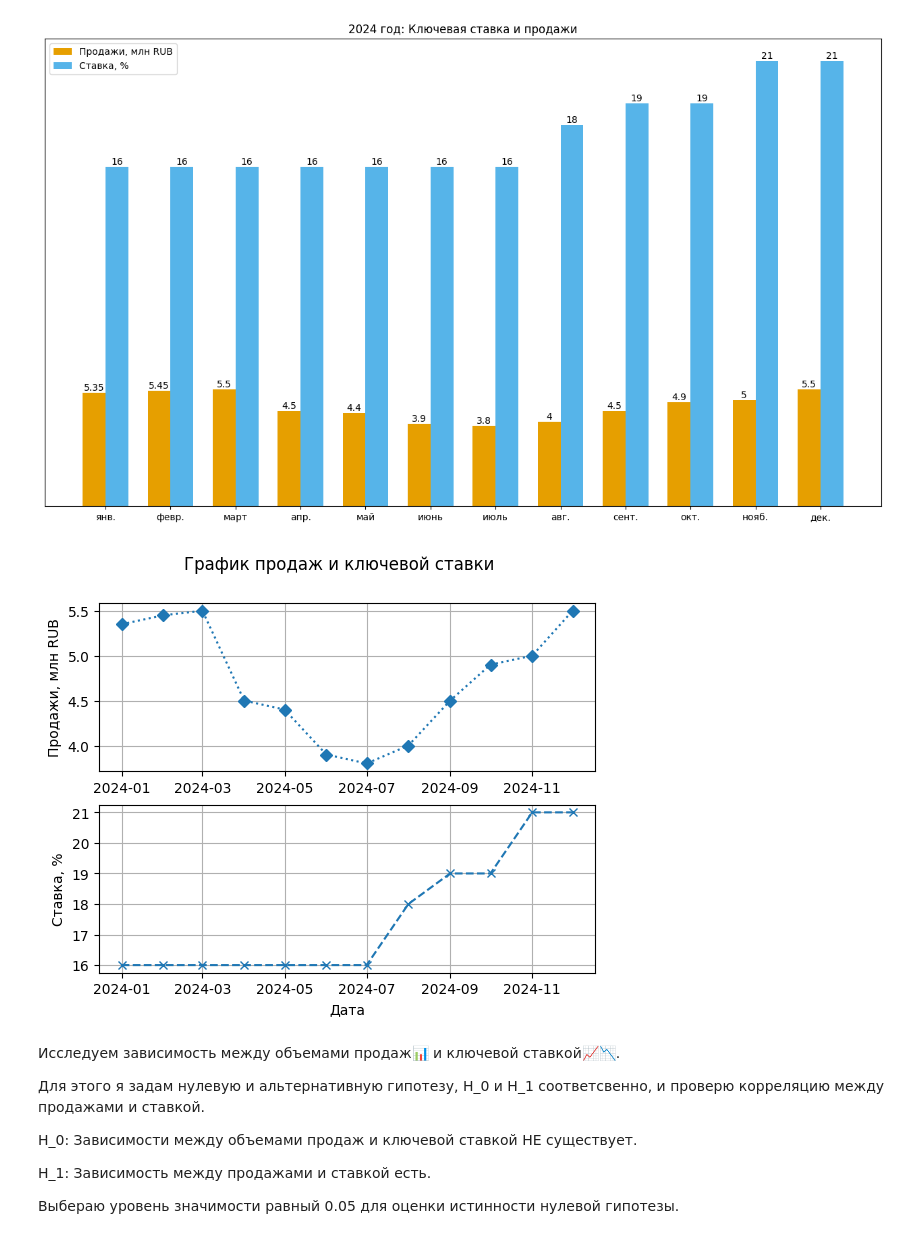
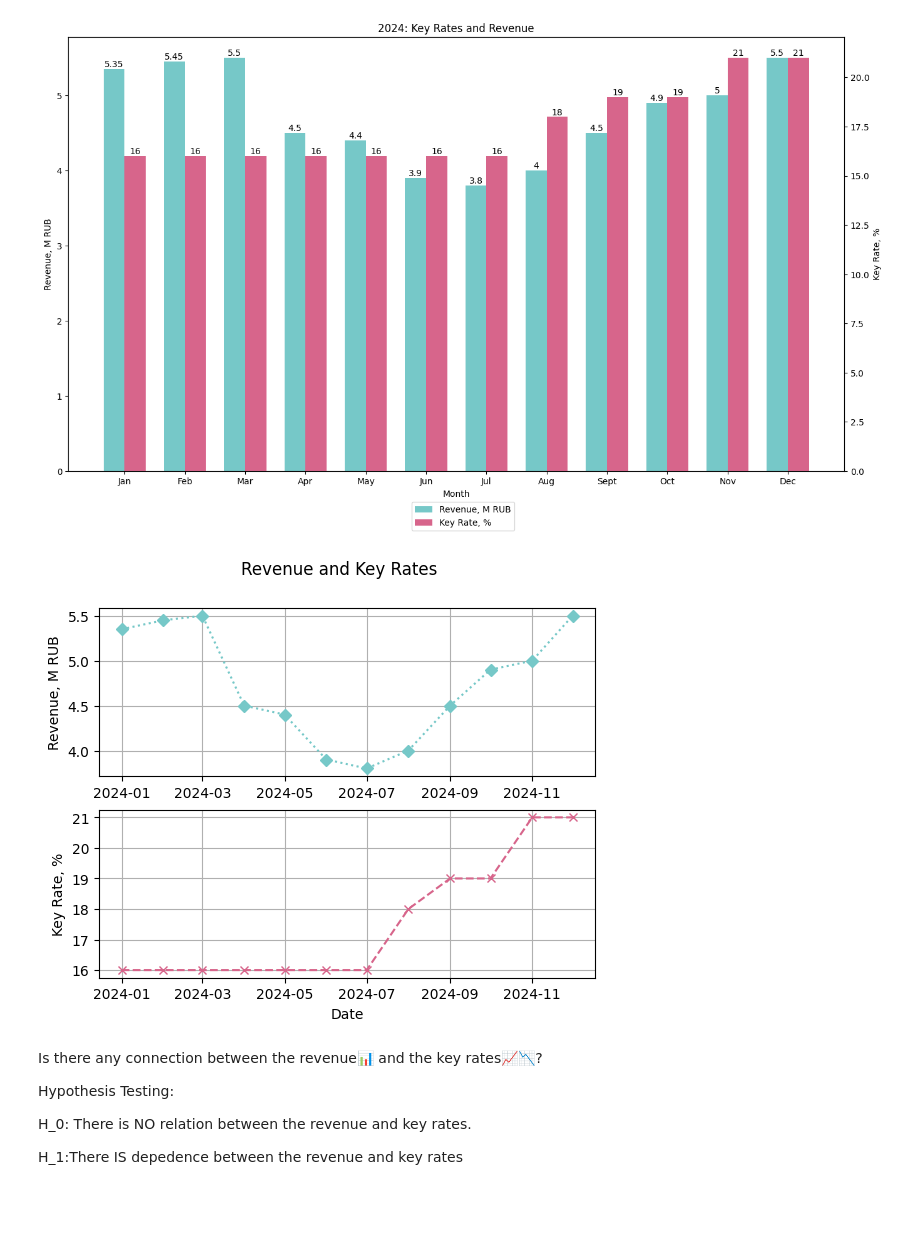
Before and after one commit to Phobos7K/sales_and_key_rate, a Jupyter notebook: sales_and_key_rate.ipynb, the cells around one changed output. Drawn from its saved outputs; the diff is of its cells as text; code cells hidden in the pictures; blank space fills up the shorter version.

Commit message:
Add function annotations Remove date column from df_sales dataframe Add docstrings Make a bar graph more readable English Translation

```diff
--- a/sales_and_key_rate.ipynb
+++ b/sales_and_key_rate.ipynb
@@ -22,7 +18,9 @@ df_sales = df_sales.set_index(keys="date").sort_index() # задаём стол
 # %%
-def get_cbr_key_rate(fromDate, ToDate):
-    """Собираем dataframe с ключевой ставкой в промежутке дат.
-    ToDate должен принимать значения с последним днем месяца (30,31)."""
+def get_cbr_key_rate(fromDate:str, ToDate:str) -> pd.DataFrame:
+    """
+    Parsing key rates within a range of dates.
+    ToDate must accept DD inputs ending on the last day of the month.
+    """
     service_url = "https://www.cbr.ru/DailyInfoWebServ/DailyInfo.asmx?WSDL"
     transport = zeep.Transport(cache=SqliteCache())
     cbr_client = zeep.Client(wsdl=service_url, transport=transport)
@@ -31,12 +29,11 @@ def get_cbr_key_rate(fromDate, ToDate):
     df["DT"] = df["DT"].str.replace(pat="T00:00:00+03:00", repl="", regex=False)
     df["DT"] = pd.to_datetime(df["DT"])
     df = df.set_index(keys="DT").sort_index()
-    df = df.groupby(df.index.to_period('M')).agg(lambda x: x.mode().iloc[0])
+    df = df.groupby(df.index.to_period('M')).agg(lambda x: x.mode().iloc[0]) #Looking for the most frequent key rate in month
     df.index = df.index.to_timestamp()
     return df
 
-key_rate = get_cbr_key_rate(fromDate, ToDate)
-def key_rate_and_sales(key_rate):
-    '''Создаём dataframe с продажами, ставкой и датой'''
-    df = pd.DataFrame(data = {"sales": df_sales["sales"], "rate": key_rate["Rate"]}, index=key_rate.index)
+def key_rate_and_sales(func:"a function to get the key rates") -> pd.DataFrame:
+    '''Creating a dataframe with sales and key rates'''
+    df = pd.DataFrame(data = {"sales": df_sales["sales"], "rate": func["Rate"]}, index=func.index)
     return df
@@ -63,0 +40,2 @@ sales_rates_2024
+# %%
+sales_rates_2024 = key_rate_and_sales(func = get_cbr_key_rate(fromDate=fromDate, ToDate=ToDate))
@@ -64,51 +62,56 @@ sales_rates_2024
 # %%
-months = ("янв.", "февр.", "март", "апр.", "май", "июнь", "июль", "авг.", "сент.", "окт.", "нояб.", "дек.")
+months = ("Jan", "Feb", "Mar", "Apr", "May", "Jun", "Jul", "Aug", "Sept", "Oct", "Nov", "Dec")
 bar_width = 0.35
 
 fig, ax = plt.subplots(figsize = (16, 9))
+ax2 = ax.twinx() # secondary y-axis
 
 sales_bar = ax.bar(x = np.arange(len(months)) - bar_width/2, height = np.array(sales_rates_2024["sales"]/1000),
-                    width = bar_width, label = "Продажи, млн RUB", color = "#E69F00")
+                    width = bar_width, label = "Revenue, M RUB", color = "#76c8c8")
 
-rate_bar = ax.bar(x = np.arange(len(months)) + bar_width/2, height = np.array(sales_rates_2024["rate"]),
-                width = bar_width, label = "Ставка, %", color = "#56B4E9")
+rate_bar = ax2.bar(x = np.arange(len(months)) + bar_width/2, height = np.array(sales_rates_2024["rate"]),
+                width = bar_width, label = "Key Rate, %", color = "#d7658b")
+
+ax.set_ylabel("Revenue, M RUB")
+ax2.set_ylabel("Key Rate, %")
 
 ax.set_xticks(np.arange(len(months)))
-plt.yticks([])
 ax.set_xticklabels(months)
-ax.legend()
-ax.set_title("2024 год: Ключевая ставка и продажи")
+ax.set_xlabel("Month")
+
+fig.legend(loc=8)
+ax.set_title(fromDate[0:4]+": Key Rates and Revenue")
+
 ax.bar_label(container=sales_bar)
-ax.bar_label(container=rate_bar)
+ax2.bar_label(container=rate_bar)
+
 plt.show()
 # %% [output]
-[figure, old version]
+[figure, new version]
 # %%
 fig2, (ax1, ax2) = plt.subplots(2, 1)
-fig2.suptitle('График продаж и ключевой ставки')
+fig2.suptitle('Revenue and Key Rates')
 
-ax1.plot(sales_rates_2024["sales"]/1000, marker='D', linestyle = ':')
-ax1.set_ylabel("Продажи, млн RUB")
+ax1.plot(sales_rates_2024["sales"]/1000, marker='D', linestyle = ':', color = "#76c8c8")
+ax1.set_ylabel("Revenue, M RUB")
 ax1.grid()
 
-ax2.plot(sales_rates_2024["rate"], marker='x', linestyle = '--')
-ax2.set_xlabel('Дата')
-ax2.set_ylabel('Ставка, %')
+ax2.plot(sales_rates_2024["rate"], marker='x', linestyle = '--', color = "#d7658b")
+ax2.set_xlabel('Date')
+ax2.set_ylabel('Key Rate, %')
 ax2.grid()
 
 plt.show()
 # %% [output]
-[figure, old version]
+[figure, new version]
 # %% [markdown]
-Исследуем зависимость между объемами продаж📊 и ключевой ставкой📈📉.
+Is there any connection between the revenue📊 and the key rates📈📉?
 
-Для этого я задам нулевую и альтернативную гипотезу, H_0 и H_1 соответсвенно, и проверю корреляцию между продажами и ставкой.
+Hypothesis Testing:
 
-H_0: Зависимости между объемами продаж и ключевой ставкой НЕ существует.
+H_0: There is NO relation between the revenue and key rates.
 
-H_1: Зависимость между продажами и ставкой есть.
-
-Выбераю уровень значимости равный 0.05 для оценки истинности нулевой гипотезы.
+H_1:There IS depedence between the revenue and key rates
 # %%
 alpha = 0.05
 cor_coef, p_value = stats.pearsonr(x=sales_rates_2024['rate'], y=sales_rates_2024["sales"])
```
Also changed, not shown: parts of 7 cells of this notebook.
